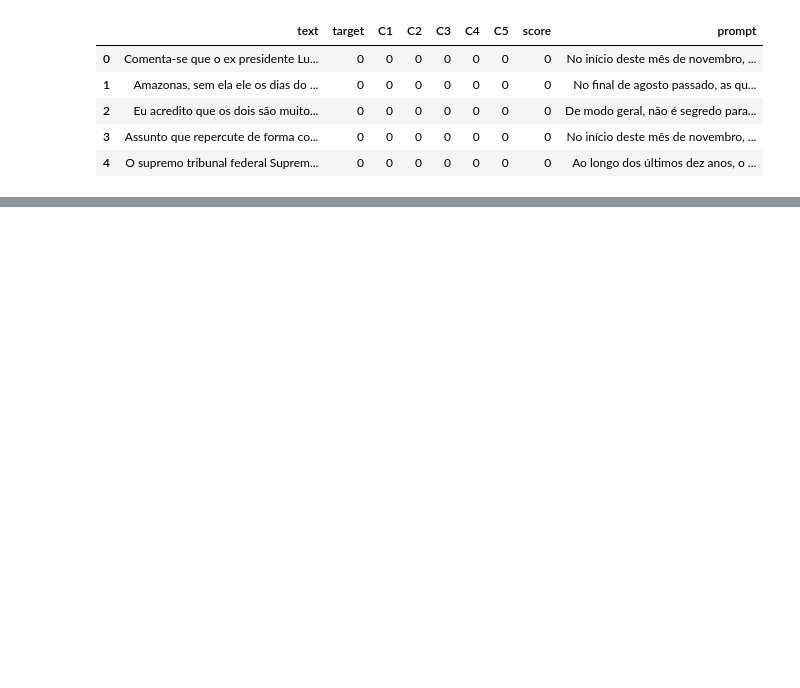
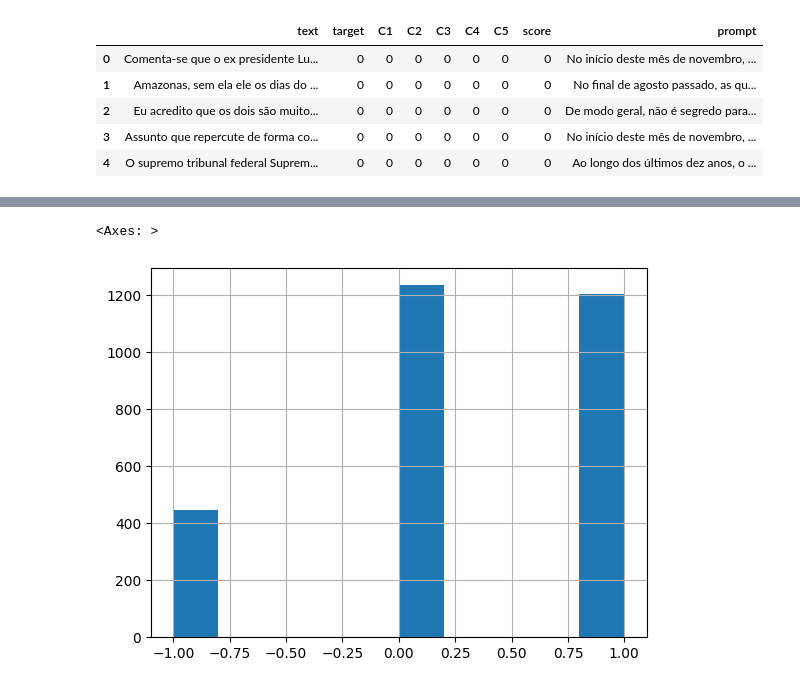
Before and after one commit to aiboxlab/nlp, a Jupyter notebook: examples/dataset.ipynb, the cells around one changed output, grey strips where cells are left out. Drawn from its saved outputs; the diff is of its cells as text; code cells hidden in the pictures; blank space fills up the shorter version.

```diff
--- a/examples/dataset.ipynb
+++ b/examples/dataset.ipynb
@@ -42,0 +111,5 @@ ds.to_frame().head(5)
+# %%
+train.target.hist()
+# %% [output]
+<Axes: >
+[figure, added]
```
Also changed, not shown: parts of 8 cells of this notebook, 6 other files.
